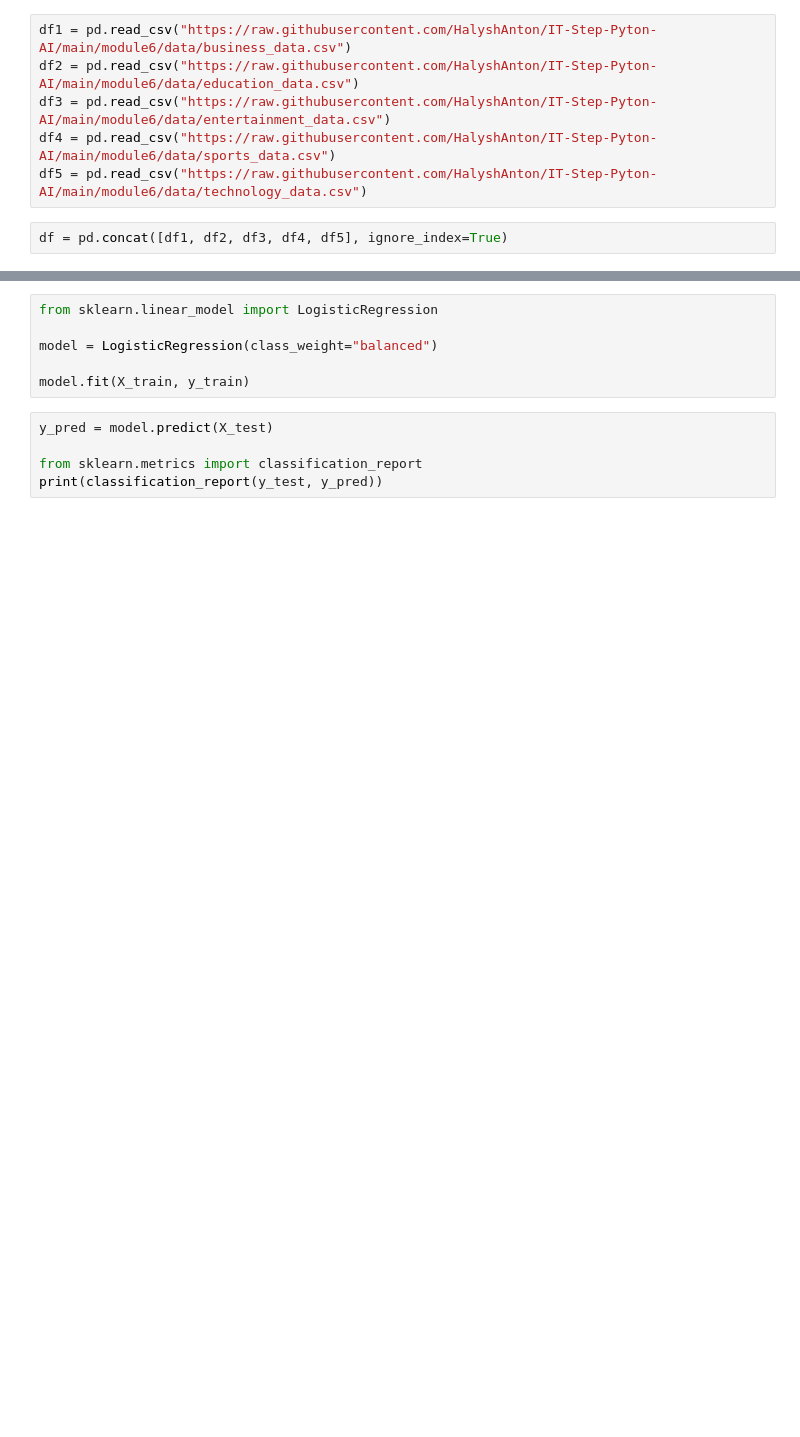
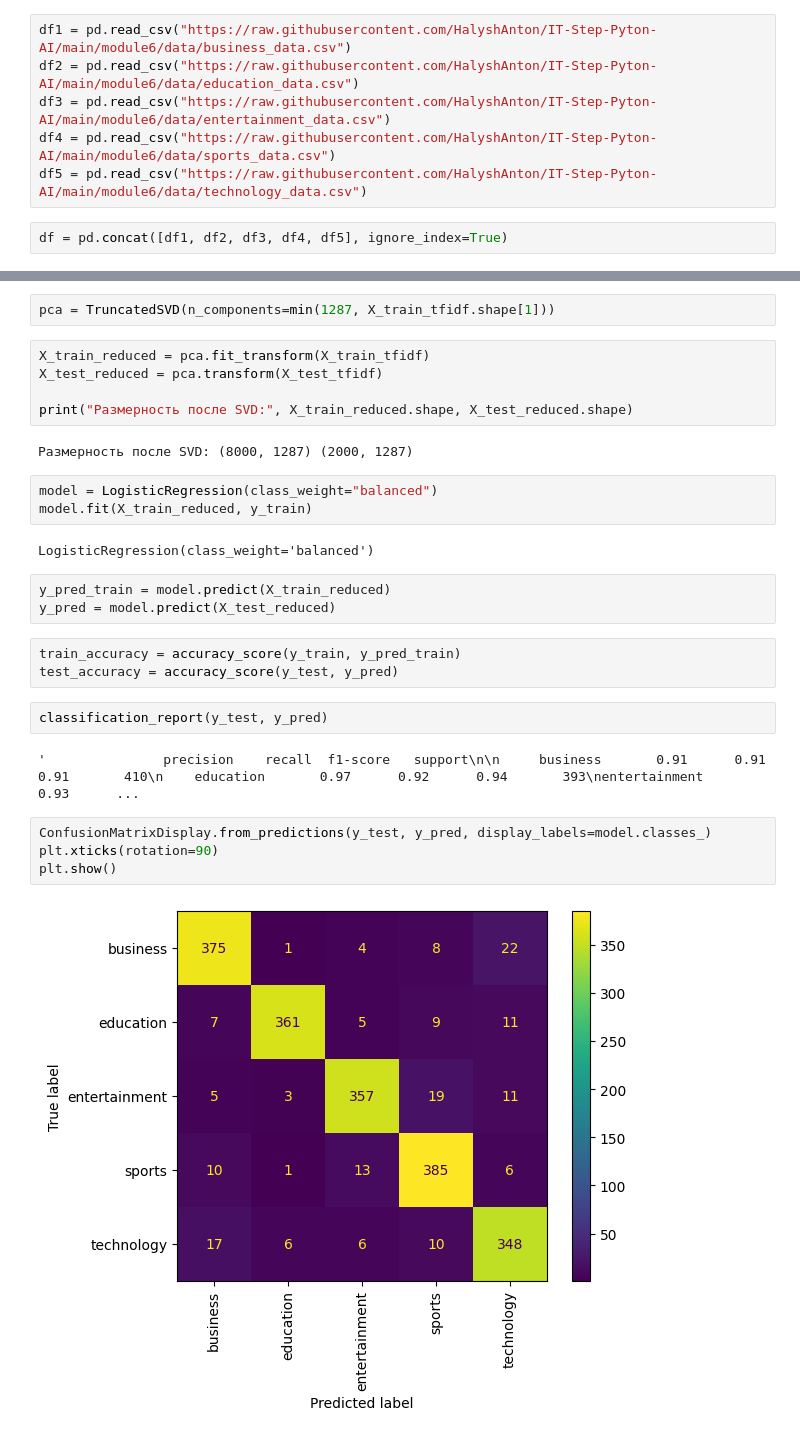
Before and after one commit to HromovAndrey/II_mood_6_part_3, a Jupyter notebook: Practika_mood_6_part_3.ipynb, the cells around one changed output, grey strips where cells are left out. Cells and saved outputs as stored; diff of their text form; blank space fills up the shorter version.

```diff
--- a/Practika_mood_6_part_3.ipynb
+++ b/Practika_mood_6_part_3.ipynb
@@ -86,11 +60,30 @@ X_train.shape
+# %%
+pca = TruncatedSVD(n_components=min(1287, X_train_tfidf.shape[1]))
+# %%
+X_train_reduced = pca.fit_transform(X_train_tfidf)
+X_test_reduced = pca.transform(X_test_tfidf)
+
+print("Размерность после SVD:", X_train_reduced.shape, X_test_reduced.shape)
+# %% [output]
+Размерность после SVD: (8000, 1287) (2000, 1287)
 # %%
-from sklearn.linear_model import LogisticRegression
-
 model = LogisticRegression(class_weight="balanced")
-
-model.fit(X_train, y_train)
+model.fit(X_train_reduced, y_train)
+# %% [output]
+LogisticRegression(class_weight='balanced')
-# %%
-y_pred = model.predict(X_test)
-
-from sklearn.metrics import classification_report
-print(classification_report(y_test, y_pred))
+# %%
+y_pred_train = model.predict(X_train_reduced)
+y_pred = model.predict(X_test_reduced)
+# %%
+train_accuracy = accuracy_score(y_train, y_pred_train)
+test_accuracy = accuracy_score(y_test, y_pred)
+# %%
+classification_report(y_test, y_pred)
+# %% [output]
+'               precision    recall  f1-score   support\n\n     business       0.91      0.91      0.91       410\n    education       0.97      0.92      0.94       393\nentertainment       0.93      ...
+# %%
+ConfusionMatrixDisplay.from_predictions(y_test, y_pred, display_labels=model.classes_)
+plt.xticks(rotation=90)
+plt.show()
+# %% [output]
+[figure, added]
```
Also changed, not shown: parts of 19 cells of this notebook.
